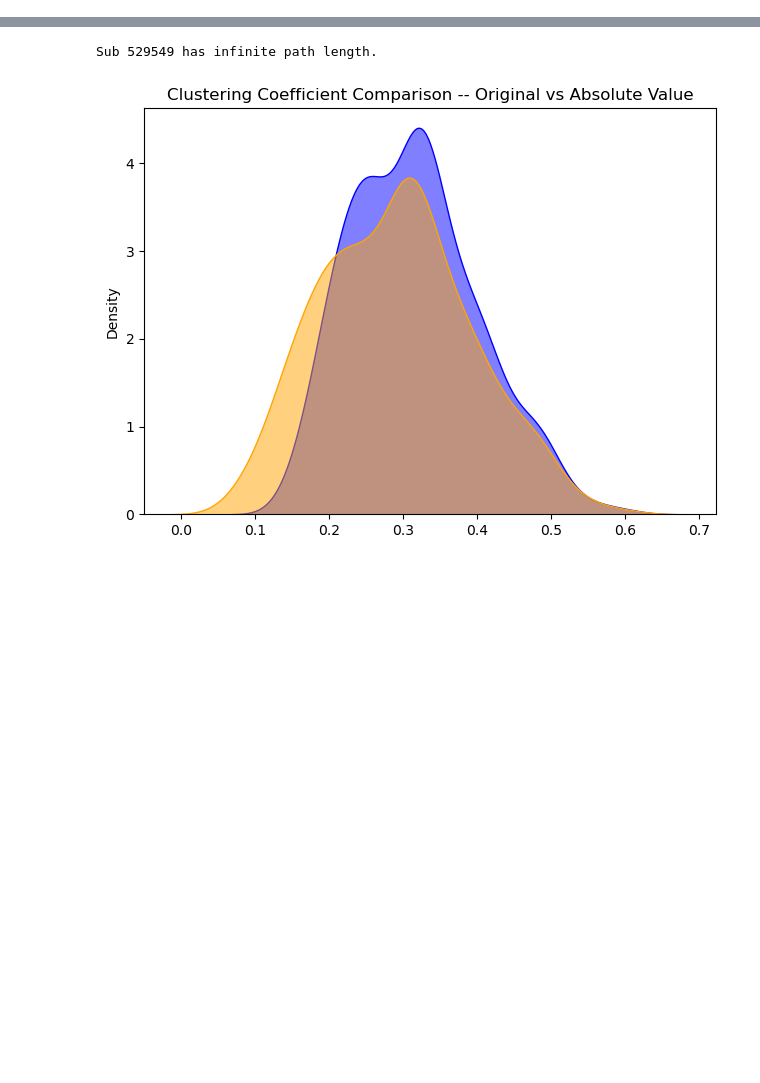
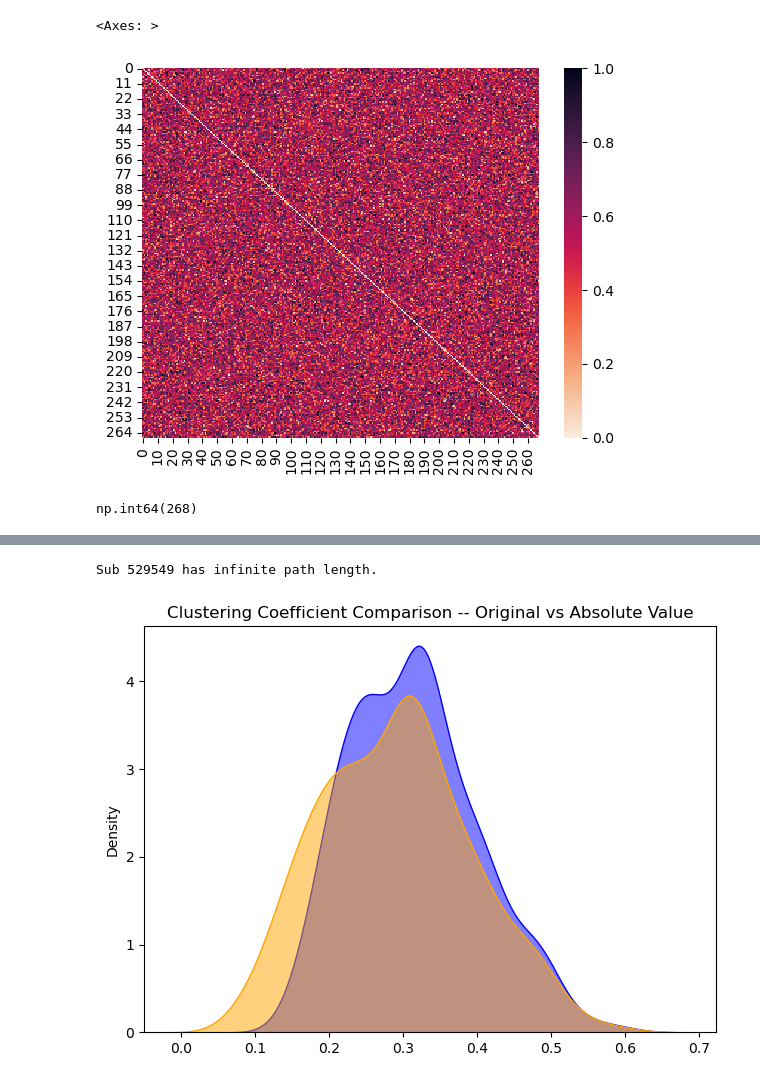
Before and after one commit to i-levy/network-science-final, a Jupyter notebook: testing_v6.ipynb, the cells around one changed output, grey strips where cells are left out. Drawn from its saved outputs; the diff is of its cells as text; code cells hidden in the pictures; blank space fills up the shorter version.

```diff
--- a/testing_v6.ipynb
+++ b/testing_v6.ipynb
@@ -28,0 +113,9 @@ fc = np.load('/home/gbz6qn/Documents/research/data/coupling/working/included_sub
+# %%
+sns.heatmap(rand, cmap='rocket_r')
+# %% [output]
+<Axes: >
+[figure, added]
+# %%
+np.isnan(t).sum()
+# %% [output]
+np.int64(268)
```
Also changed, not shown: parts of 34 cells of this notebook, 22 other files.
